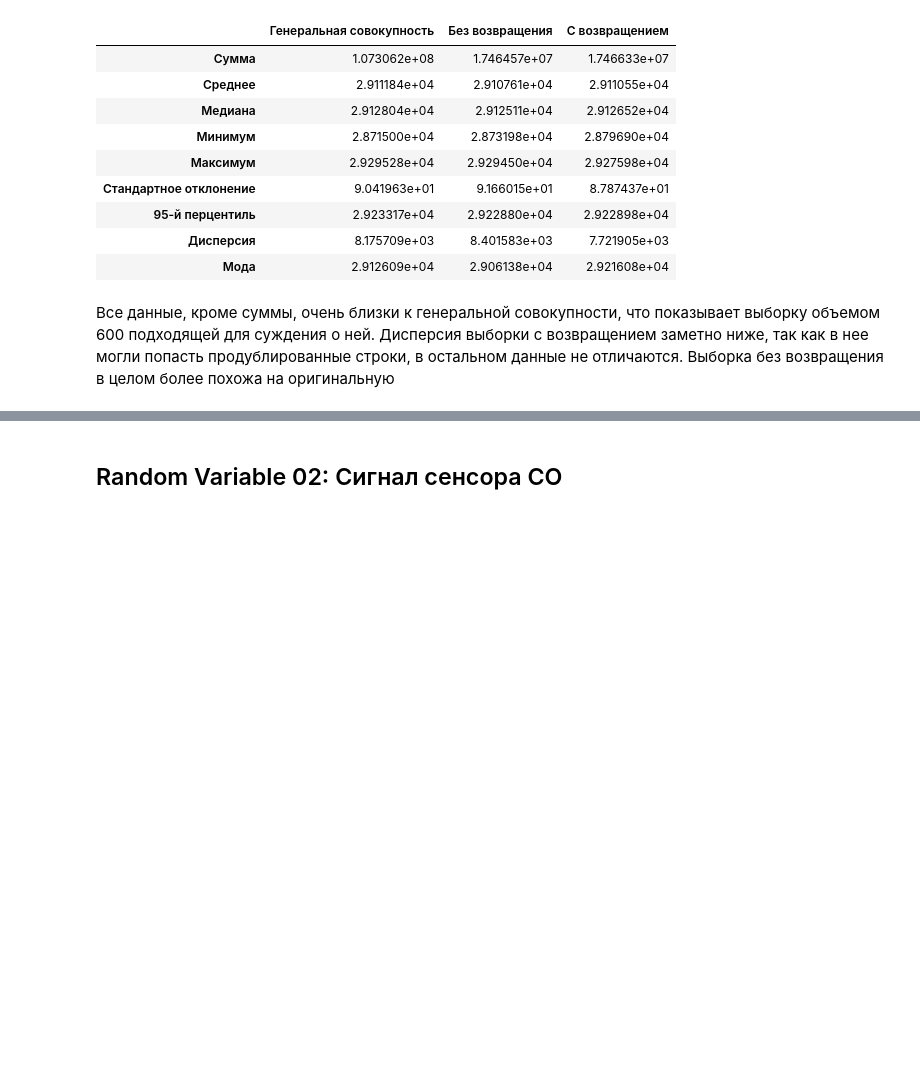
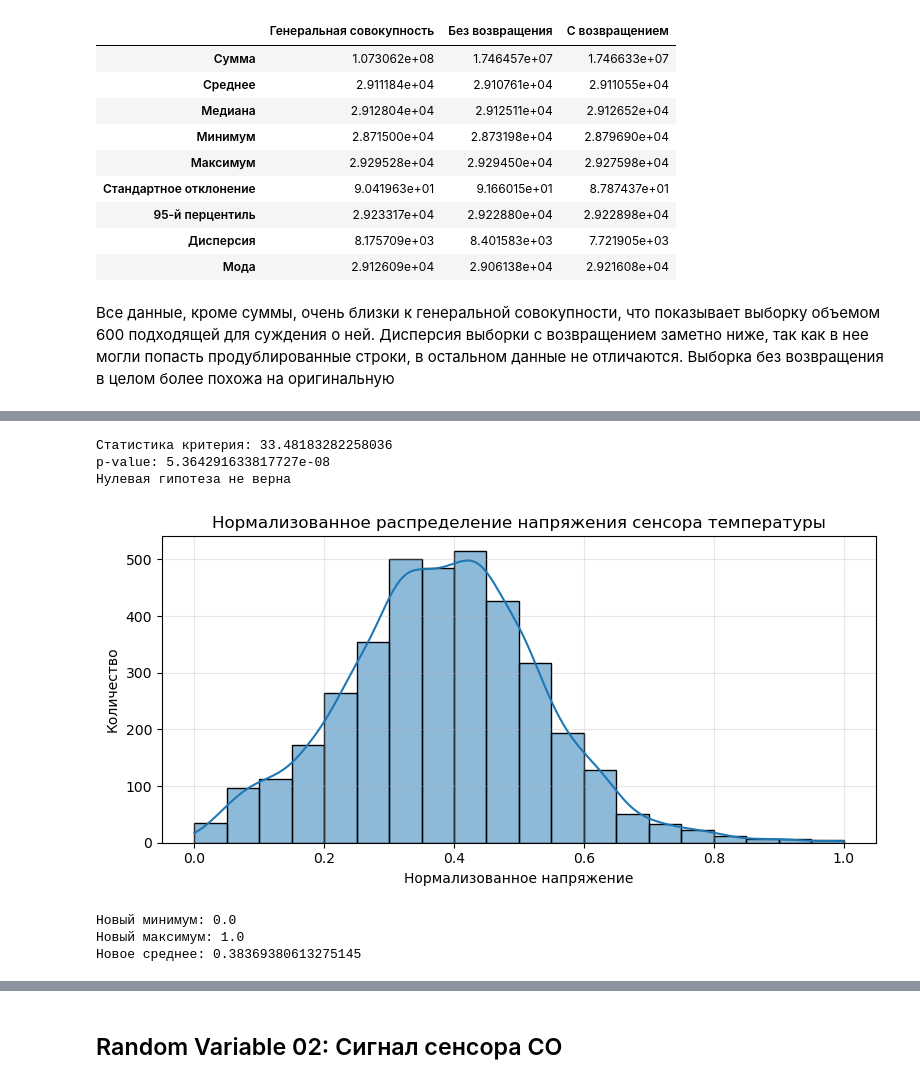
Before and after one commit to ffriewrya/lab01, a Jupyter notebook: lab01.ipynb, the cells around one changed output, grey strips where cells are left out. Cells and saved outputs as stored; diff of their text form; code cells hidden in the pictures; blank space fills up the shorter version.

```diff
--- a/lab01.ipynb
+++ b/lab01.ipynb
@@ -228,0 +327,44 @@ display(table)
+# %%
+import scipy.stats as stats
+
+stat, p_value = stats.normaltest(temp)
+
+print(f"Статистика критерия: {stat}")
+print(f"p-value: {p_value}")
+
+if p_value < 0.05:
+    print("Нулевая гипотеза не верна")
+else:
+    print("Нулевая гипотеза верна")
+# %% [output]
+Статистика критерия: 33.48183282258036
+p-value: 5.364291633817727e-08
+Нулевая гипотеза не верна
+# %%
+min_temp = temp.min()
+max_temp = temp.max()
+temp_normalized = (temp - min_temp) / (max_temp - min_temp)
+
+fig, axes = plt.subplots(figsize=(8, 4))
+sns.histplot(
+    data=temp_normalized,
+    kde=True,
+    ax=axes,
+    bins=20,
+)
+axes.set_title("Нормализованное распределение напряжения сенсора температуры")
+axes.set_xlabel("Нормализованное напряжение")
+axes.set_ylabel("Количество")
+axes.grid(True, alpha=0.3)
+
+plt.tight_layout()
+plt.show()
+
+print(f"Новый минимум:", temp_normalized.min())
+print(f"Новый максимум:", temp_normalized.max())
+print(f"Новое среднее:", temp_normalized.mean())
+# %% [output]
+[figure, added]
+Новый минимум: 0.0
+Новый максимум: 1.0
+Новое среднее: 0.38369380613275145
```
Also changed, not shown: parts of 15 cells of this notebook.
